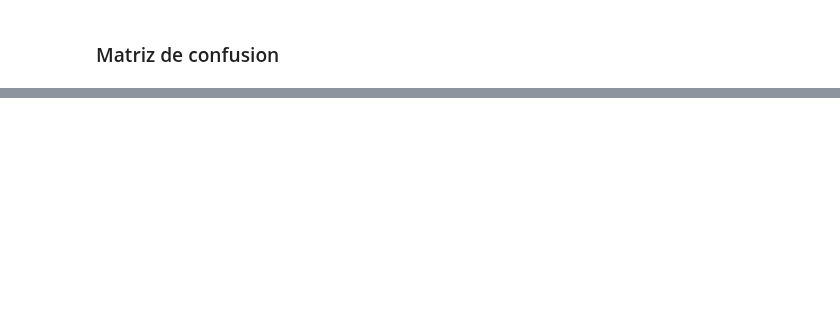
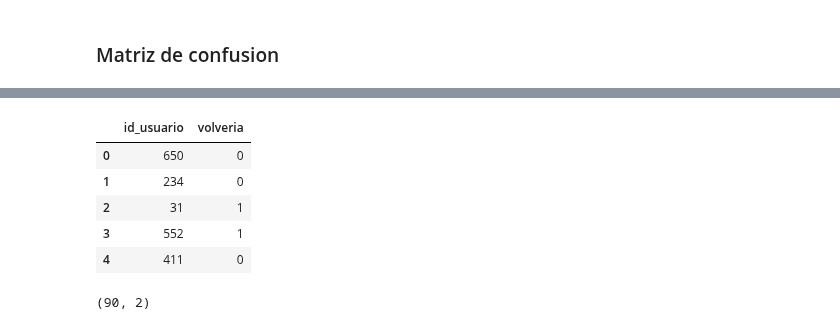
Before and after one commit to JuanOpizzi/Datos-2020-2c, a Jupyter notebook: TP2/GradientBoosting.ipynb, the cells around one changed output, grey strips where cells are left out. Cells and saved outputs as stored; diff of their text form; code cells hidden in the pictures; blank space fills up the shorter version.

```diff
--- a/TP2/GradientBoosting.ipynb
+++ b/TP2/GradientBoosting.ipynb
@@ -168,0 +228,16 @@ plot_confusion_matrix(y_test, boosting.predict(X_test))
+# %%
+df_predicho = holdout.join(serie_predicha, how='inner')
+cols = ['id_usuario', 'volveria']
+df_resultado = df_predicho[cols]
+df_resultado.head()
+# %% [output]
+|  | id_usuario | volveria |
+| 0 | 650 | 0 |
+| 1 | 234 | 0 |
+| 2 | 31 | 1 |
+| 3 | 552 | 1 |
+| 4 | 411 | 0 |
+# %%
+df_resultado.shape
+# %% [output]
+(90, 2)
```
Also changed, not shown: parts of 15 cells of this notebook.
